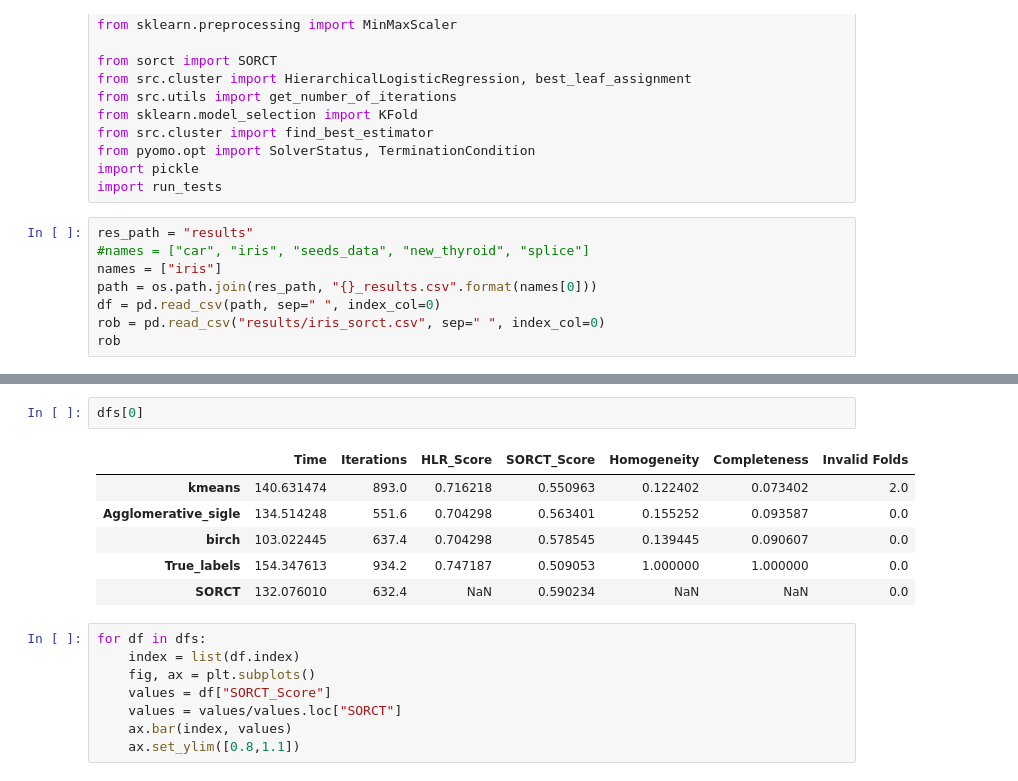
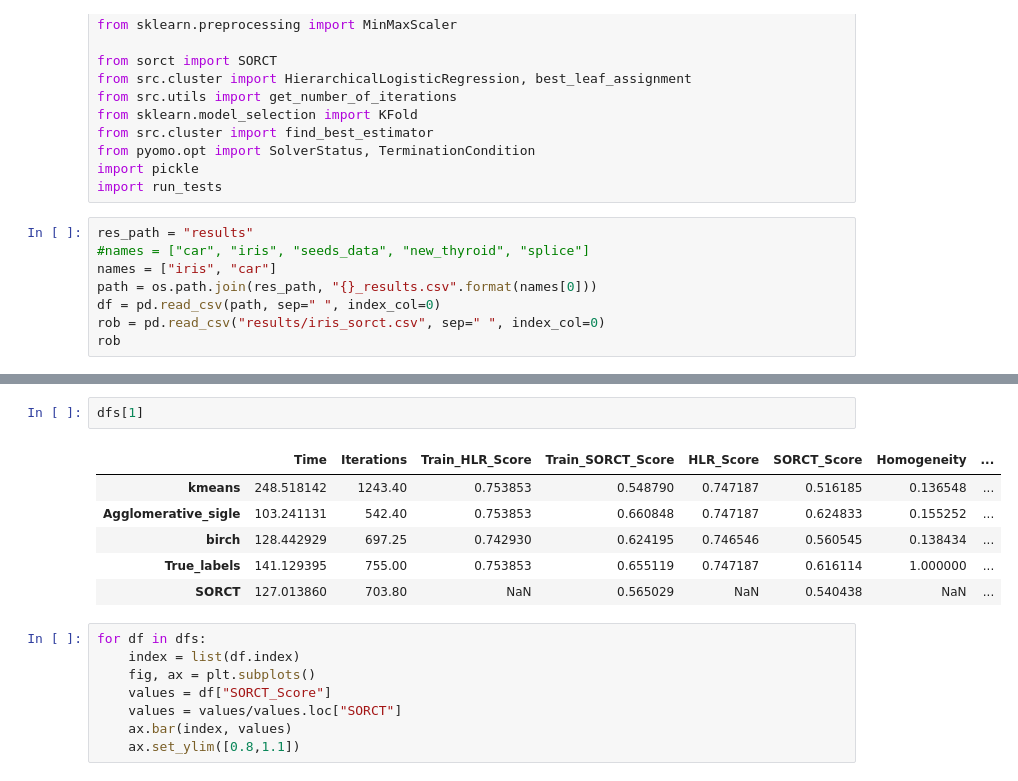
Before and after one commit to OscarPindaro/optimization-project, a Jupyter notebook: Results.ipynb, the cells around one changed output, grey strips where cells are left out. Cells and saved outputs as stored; diff of their text form.

```diff
--- a/Results.ipynb
+++ b/Results.ipynb
@@ -26,7 +26,7 @@ import run_tests
 # %%
 res_path = "results"
 #names = ["car", "iris", "seeds_data", "new_thyroid", "splice"]
-names = ["iris"]
+names = ["iris", "car"]
 path = os.path.join(res_path, "{}_results.csv".format(names[0]))
 df = pd.read_csv(path, sep=" ", index_col=0)
 rob = pd.read_csv("results/iris_sorct.csv", sep=" ", index_col=0)
@@ -158,12 +143,12 @@ dfs[0]
 # %%
-dfs[0]
+dfs[1]
 # %% [output]
-|  | Time | Iterations | HLR_Score | SORCT_Score | Homogeneity | Completeness | Invalid Folds |
-| kmeans | 140.631474 | 893.0 | 0.716218 | 0.550963 | 0.122402 | 0.073402 | 2.0 |
-| Agglomerative_sigle | 134.514248 | 551.6 | 0.704298 | 0.563401 | 0.155252 | 0.093587 | 0.0 |
-| birch | 103.022445 | 637.4 | 0.704298 | 0.578545 | 0.139445 | 0.090607 | 0.0 |
-| True_labels | 154.347613 | 934.2 | 0.747187 | 0.509053 | 1.000000 | 1.000000 | 0.0 |
-| SORCT | 132.076010 | 632.4 | NaN | 0.590234 | NaN | NaN | 0.0 |
+|  | Time | Iterations | Train_HLR_Score | Train_SORCT_Score | HLR_Score | SORCT_Score | Homogeneity | ... |
+| kmeans | 248.518142 | 1243.40 | 0.753853 | 0.548790 | 0.747187 | 0.516185 | 0.136548 | ... |
+| Agglomerative_sigle | 103.241131 | 542.40 | 0.753853 | 0.660848 | 0.747187 | 0.624833 | 0.155252 | ... |
+| birch | 128.442929 | 697.25 | 0.742930 | 0.624195 | 0.746546 | 0.560545 | 0.138434 | ... |
+| True_labels | 141.129395 | 755.00 | 0.753853 | 0.655119 | 0.747187 | 0.616114 | 1.000000 | ... |
+| SORCT | 127.013860 | 703.80 | NaN | 0.565029 | NaN | 0.540438 | NaN | ... |
 # %%
 for df in dfs:
     index = list(df.index)
```
Also changed, not shown: parts of 6 cells of this notebook, 1 other file.
